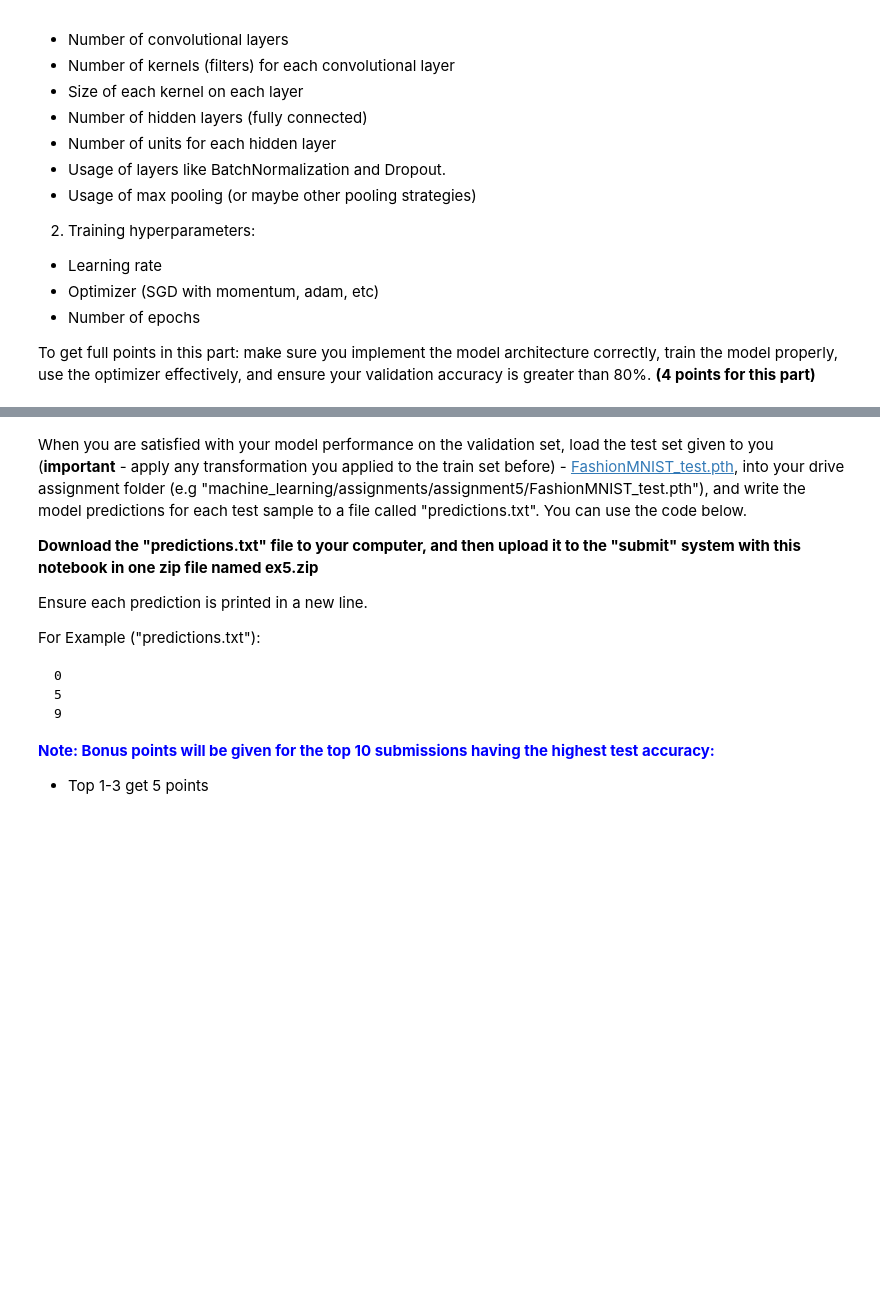
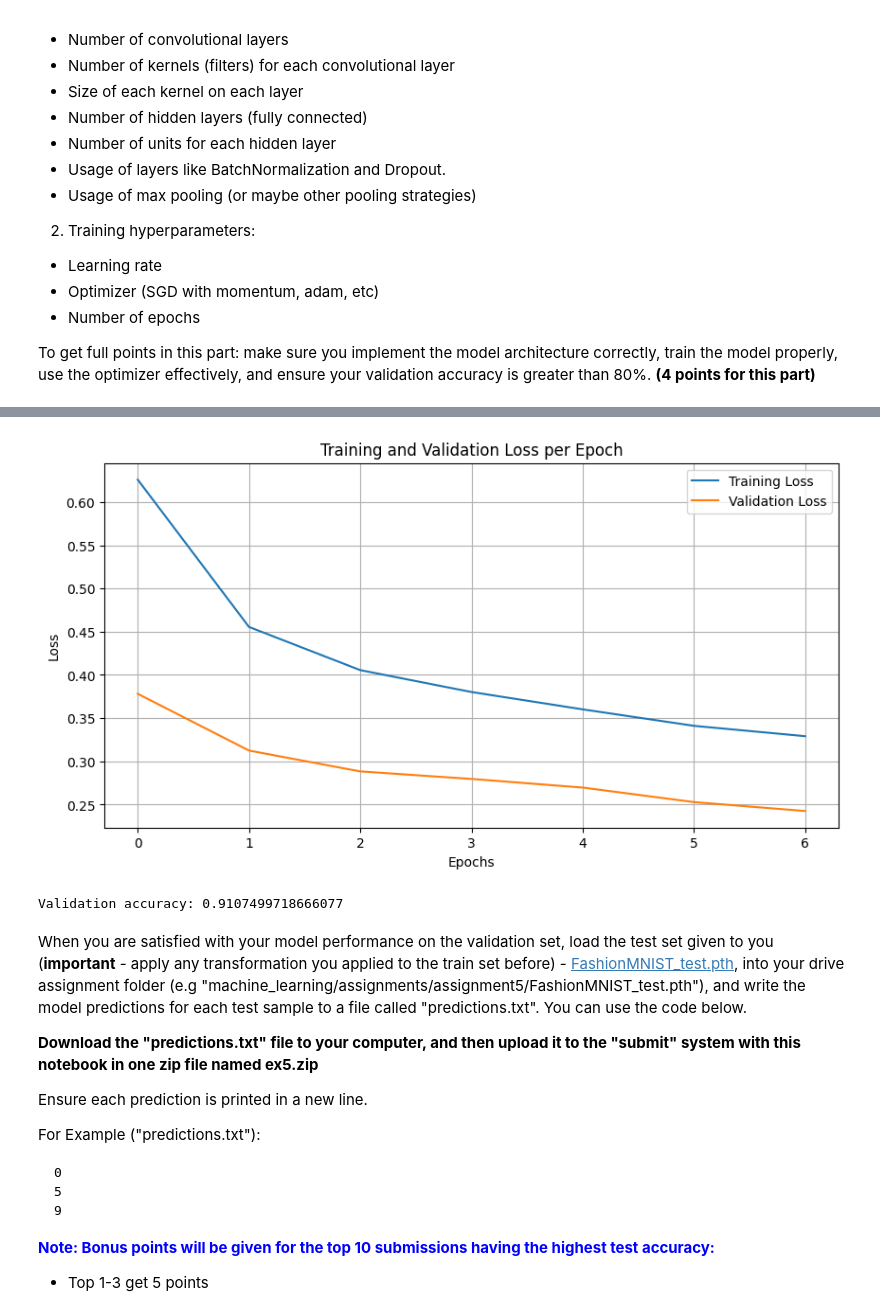
Before and after one commit to ArbelTepper/BIU-Intro-to-ML, a Jupyter notebook: Exercise 5 - Neural nets and PyTorch.ipynb, the cells around one changed output, grey strips where cells are left out. Drawn from its saved outputs; the diff is of its cells as text; code cells hidden in the pictures; blank space fills up the shorter version.

```diff
--- a/Exercise 5 - Neural nets and PyTorch.ipynb
+++ b/Exercise 5 - Neural nets and PyTorch.ipynb
@@ -758,0 +874,3 @@ mnist_dataloader = torch.utils.data.DataLoader(mnist_data, batch_size=64, shuffl
+# %%
+cnn_model_2 = ImprovedConvolutionalNet()
+cnn_model_2
@@ -758,0 +889,12 @@ mnist_dataloader = torch.utils.data.DataLoader(mnist_data, batch_size=64, shuffl
+# %%
+# set hyperparameters
+cnn_nepochs = 7
+cnn_learning_rate = 0.001
+# %%
+# create adam optimizer
+cnn_optimizer = optim.Adam(cnn_model_2.parameters(), lr=cnn_learning_rate)
+# create negative log likelihood loos
+cnn_criterion = nn.NLLLoss()
+
+train_losses, val_losses = train_model(cnn_model_2, cnn_optimizer, cnn_criterion,
+                                       cnn_nepochs, train_loader, val_loader, is_image_input=False)
@@ -759,10 +909,24 @@ mnist_dataloader = torch.utils.data.DataLoader(mnist_data, batch_size=64, shuffl
+# %%
+# TODO: plot train and validation loss as a function of # epochs
+
+plt.figure(figsize=(10, 5))
+plt.plot(train_losses, label='Training Loss')
+plt.plot(val_losses, label='Validation Loss')
+plt.xlabel('Epochs')
+plt.ylabel('Loss')
+plt.title('Training and Validation Loss per Epoch')
+plt.legend()
+plt.grid(True)
+plt.show()
+# %% [output]
+[figure, added]
 # %%
 # TODO: Save the best model in this variable and evaluate on the validation set
-######################
-### YOUR CODE HERE ###
-######################
-#best_model = ...
-#print(f"Validation accuracy: {evaluate_model(best_model, val_loader, is_image_input=False)}")
+best_model = cnn_model_2
+
+print(f"Validation accuracy: {evaluate_model(best_model, val_loader, is_image_input=False)}")
+# %% [output]
+Validation accuracy: 0.9107499718666077
 # %% [markdown]
 When you are satisfied with your model performance on the validation set, load the test set given to you (**important** - apply any transformation you applied to the train set before) - [FashionMNIST_test.pth](https://drive.google.com/file/d/1FeOaoRU-tkhOiKzsK_UZNwbNPaRqaDVu/view?usp=sharing), into your drive assignment folder (e.g "machine_learning/assignments/assignment5/FashionMNIST_test.pth"), and write the model predictions for each test sample to a file called "predictions.txt". You can use the code below.
 
```
Also changed, not shown: parts of 39 cells of this notebook.
